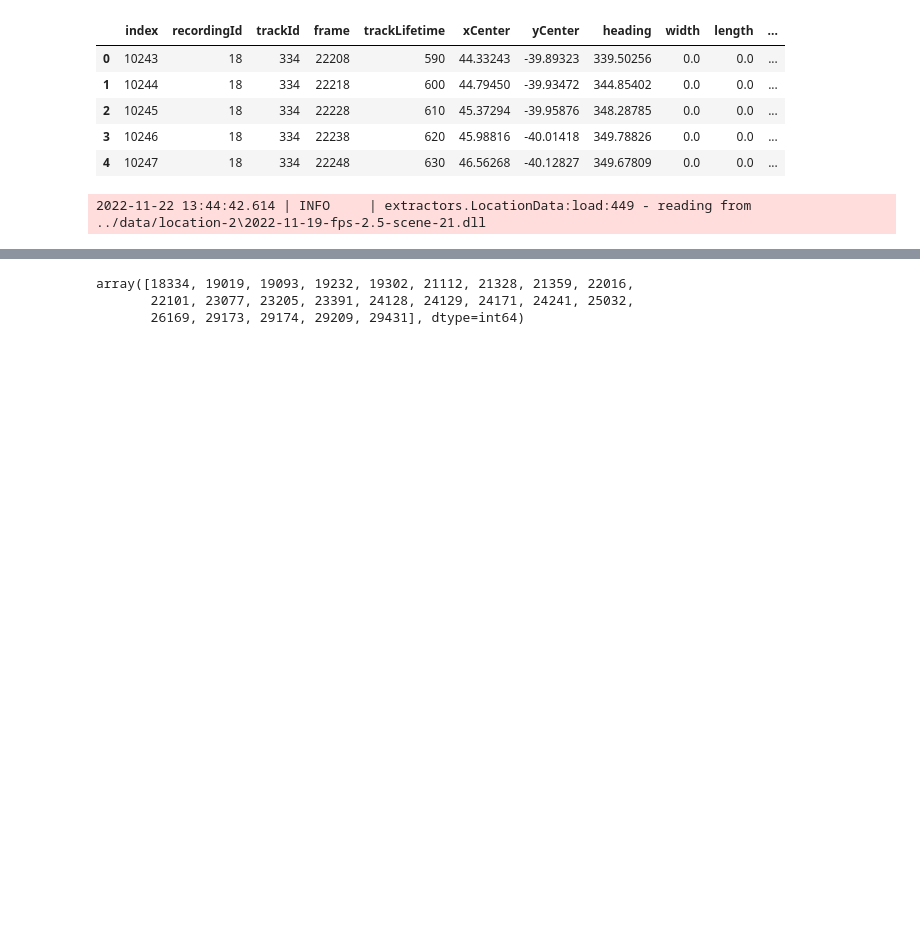
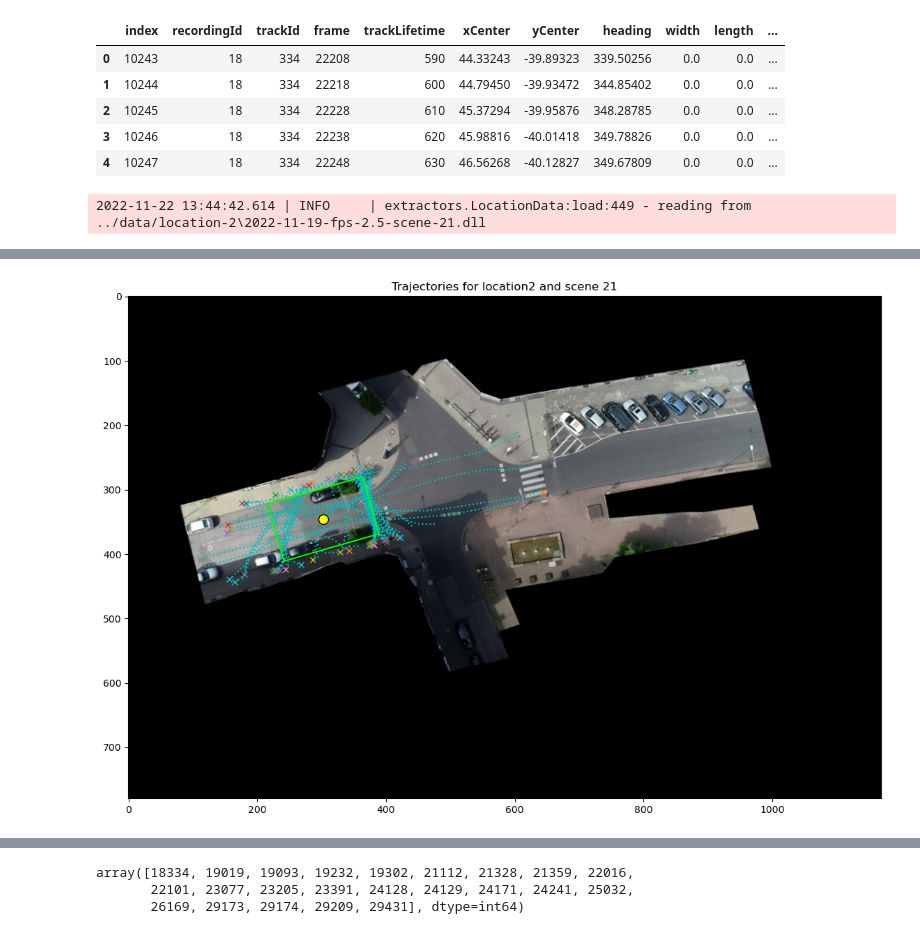
Before and after one commit to ika-rwth-aachen/drone-dataset-tools, a Jupyter notebook: src/notebooks/EDA-Scene.ipynb, the cells around one changed output, grey strips where cells are left out. Drawn from its saved outputs; the diff is of its cells as text; code cells hidden in the pictures; blank space fills up the shorter version.

```diff
--- a/src/notebooks/EDA-Scene.ipynb
+++ b/src/notebooks/EDA-Scene.ipynb
@@ -37,5 +37,6 @@ scene10 = LocationData.load("../data/location-2", "2022-11-19-fps-2.5-scene-21.d
 # %% [output]
 2022-11-22 13:44:42.614 | INFO     | extractors.LocationData:load:449 - reading from ../data/location-2\2022-11-19-fps-2.5-scene-21.dll
 # %%
-visualizer.showLocationSceneData(scene10, onlyClipped=True, showOthers=True)
+# visualizer.showLocationSceneData(scene10, onlyClipped=True, showOthers=True)
+visualizer.showLocationSceneData(scene10, onlyClipped=True)
 # %% [output]
@@ -43,3 +44,4 @@ visualizer.showLocationSceneData(scene10, onlyClipped=True, showOthers=True)
+[figure, added]
 # %%
 pedDf.describe()
 # %% [output]
```
Also changed, not shown: parts of 2 cells of this notebook, 3 other files.
